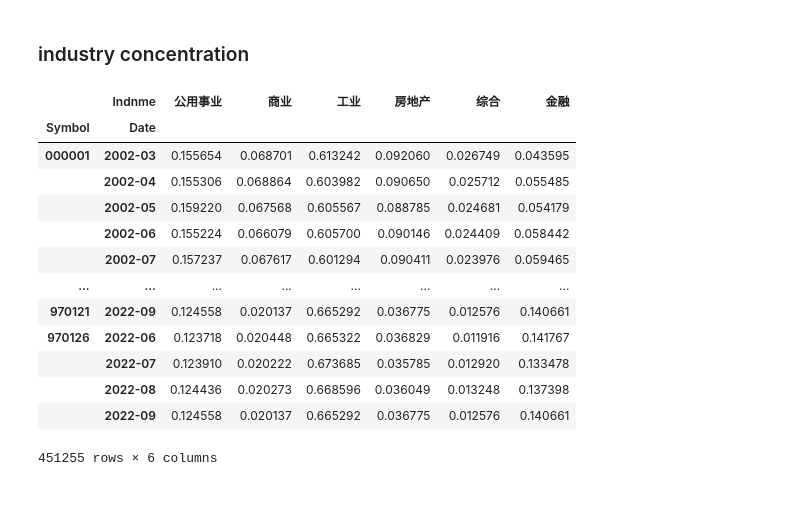
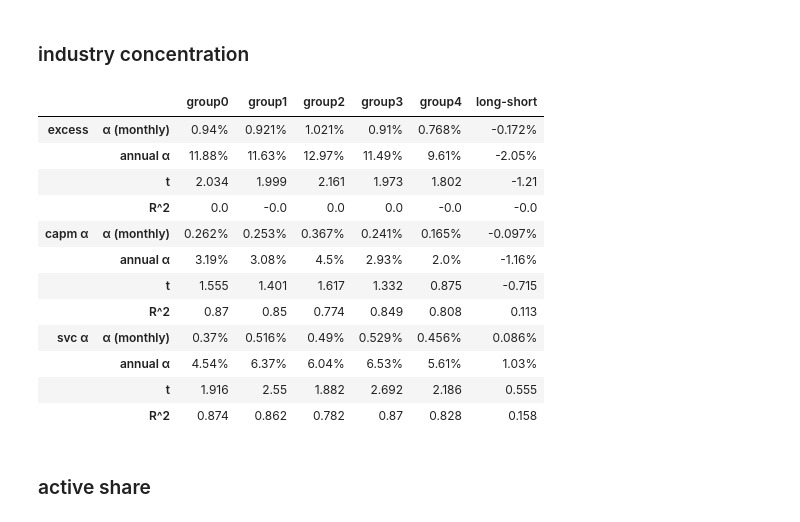
Before and after one commit to dacianpeng/mutual-fund-effective-or-not-Evidence-from-China, a Jupyter notebook: main.ipynb, the cells around one changed output. Saved outputs shown, nothing was run; the diff lists cells and outputs as text; code cells hidden in the pictures.

```diff
--- a/main.ipynb
+++ b/main.ipynb
@@ -909,6 +973,3 @@ name=f'{regression_source.index[0].year}/{regression_source.index[0].month}-{reg
 | vmg | -0.024 (-0.569) | -0.263 (-5.967) |
 | r^2 | 0.919562 | 0.856929 |
 | annual α | 3.95% | 8.35% |
-# %%
-X = regression_source[['α', 'mktrf', 'smb', 'vmg']]
-y = regression_source.stock_fund - regression_source.rf
@@ -1173,28 +1182,47 @@ invest_industry_proportion = invest_industry_proportion.stack(0).swaplevel().sor
 # %%
-month_mkt_value = pd.read_csv('data/CSMAR/TRD_Mnth.csv')
-month_mkt_value = pd.merge(month_mkt_value, classification, on='Stkcd', validate='m:1')
-month_mkt_value = month_mkt_value.groupby(['Trdmnt', 'Indnme']).apply(lambda x: x.Msmvttl.sum())
-month_mkt_value = month_mkt_value.unstack().div(month_mkt_value.unstack().sum(axis=1), axis=0).fillna(0)
-month_mkt_value.index = pd.to_datetime(month_mkt_value.index).to_period('M')
-month_mkt_value.index.name = 'Date'
-month_mkt_value = pd.merge(invest_industry_proportion.reset_index()[['Symbol', 'Date']], month_mkt_value, on='Date')\
-    .set_index(['Symbol', 'Date']).sort_index()
+
+invest_detail_ = pd.merge(invest_detail, joinquant_stock_classification[['Stkcd', 'Indnme']], on='Stkcd', validate='m:1')
+invest_detail_ = invest_detail_.rename(columns={'EndDate': 'Date'})
+invest_detail_['Date'] = pd.to_datetime(invest_detail_.Date).dt.to_period('M')
+
+month_mkt_value_ = pd.merge(month_mkt_value, joinquant_stock_classification, on='Stkcd', validate='m:1')
+month_mkt_value_ = month_mkt_value_.groupby(['Trdmnt', 'Indnme']).apply(lambda x: x.Msmvttl.sum())
+month_mkt_value_ = month_mkt_value_.unstack().div(month_mkt_value_.unstack().sum(axis=1), axis=0).fillna(0)
+month_mkt_value_.index = pd.to_datetime(month_mkt_value_.index).to_period('M')
+month_mkt_value_.index.name = 'Date'
-# %% [output]
-|  | Indnme | 公用事业 | 商业 | 工业 | 房地产 | 综合 | 金融 |
-| Symbol | Date |  |  |  |  |  |  |
-| 000001 | 2002-03 | 0.155654 | 0.068701 | 0.613242 | 0.092060 | 0.026749 | 0.043595 |
-|  | 2002-04 | 0.155306 | 0.068864 | 0.603982 | 0.090650 | 0.025712 | 0.055485 |
-|  | 2002-05 | 0.159220 | 0.067568 | 0.605567 | 0.088785 | 0.024681 | 0.054179 |
-|  | 2002-06 | 0.155224 | 0.066079 | 0.605700 | 0.090146 | 0.024409 | 0.058442 |
-|  | 2002-07 | 0.157237 | 0.067617 | 0.601294 | 0.090411 | 0.023976 | 0.059465 |
-| ... | ... | ... | ... | ... | ... | ... | ... |
-| 970121 | 2022-09 | 0.124558 | 0.020137 | 0.665292 | 0.036775 | 0.012576 | 0.140661 |
-| 970126 | 2022-06 | 0.123718 | 0.020448 | 0.665322 | 0.036829 | 0.011916 | 0.141767 |
-|  | 2022-07 | 0.123910 | 0.020222 | 0.673685 | 0.035785 | 0.012920 | 0.133478 |
-|  | 2022-08 | 0.124436 | 0.020273 | 0.668596 | 0.036049 | 0.013248 | 0.137398 |
-|  | 2022-09 | 0.124558 | 0.020137 | 0.665292 | 0.036775 | 0.012576 | 0.140661 |
-451255 rows × 6 columns
+# %%
+
+invest_industry_sum = invest_detail_.groupby(['Symbol', 'Date', 'Indnme']).apply(lambda x: x.Proportion.sum())
+
+invest_industry_proportion = invest_industry_sum / invest_industry_sum.groupby(level=[0, 1]).sum()
+invest_industry_proportion = invest_industry_proportion.unstack(level=[0, 2]).resample('M').ffill().fillna(method='ffill')
+invest_industry_proportion = invest_industry_proportion.stack(0).swaplevel().sort_index().fillna(0)
+
+
+month_mkt_value_ = pd.merge(invest_industry_proportion.reset_index()[['Symbol', 'Date']], month_mkt_value_, on='Date')\
+    .set_index(['Symbol', 'Date']).sort_index()
 # %%
-industry_concentration = ((invest_industry_proportion - month_mkt_value) ** 2).sum(axis=1)
-industry_concentration = industry_concentration.unstack().T
-industry_concentration
+industry_concentration = ((invest_industry_proportion - month_mkt_value_) ** 2).sum(axis=1)
+industry_concentration = industry_concentration.unstack().T.loc['2005-6': '2019-6']
+
+co_funds = np.intersect1d(industry_concentration.columns, all_fund_svc_α.columns)
+industry_concentration = industry_concentration[co_funds]
+# %%
+# joinquant, sw_l1
+group_and_statistic(industry_concentration, groups=5)
+# %% [output]
+|  |  | group0 | group1 | group2 | group3 | group4 | long-short |
+| excess | α (monthly) | 0.94% | 0.921% | 1.021% | 0.91% | 0.768% | -0.172% |
+|  | annual α | 11.88% | 11.63% | 12.97% | 11.49% | 9.61% | -2.05% |
+|  | t | 2.034 | 1.999 | 2.161 | 1.973 | 1.802 | -1.21 |
+|  | R^2 | 0.0 | -0.0 | 0.0 | 0.0 | -0.0 | -0.0 |
+| capm α | α (monthly) | 0.262% | 0.253% | 0.367% | 0.241% | 0.165% | -0.097% |
+|  | annual α | 3.19% | 3.08% | 4.5% | 2.93% | 2.0% | -1.16% |
+|  | t | 1.555 | 1.401 | 1.617 | 1.332 | 0.875 | -0.715 |
+|  | R^2 | 0.87 | 0.85 | 0.774 | 0.849 | 0.808 | 0.113 |
+| svc α | α (monthly) | 0.37% | 0.516% | 0.49% | 0.529% | 0.456% | 0.086% |
+|  | annual α | 4.54% | 6.37% | 6.04% | 6.53% | 5.61% | 1.03% |
+|  | t | 1.916 | 2.55 | 1.882 | 2.692 | 2.186 | 0.555 |
+|  | R^2 | 0.874 | 0.862 | 0.782 | 0.87 | 0.828 | 0.158 |
+# %% [markdown]
+### active share
```
Also changed, not shown: parts of 38 cells of this notebook, 45 other files.
